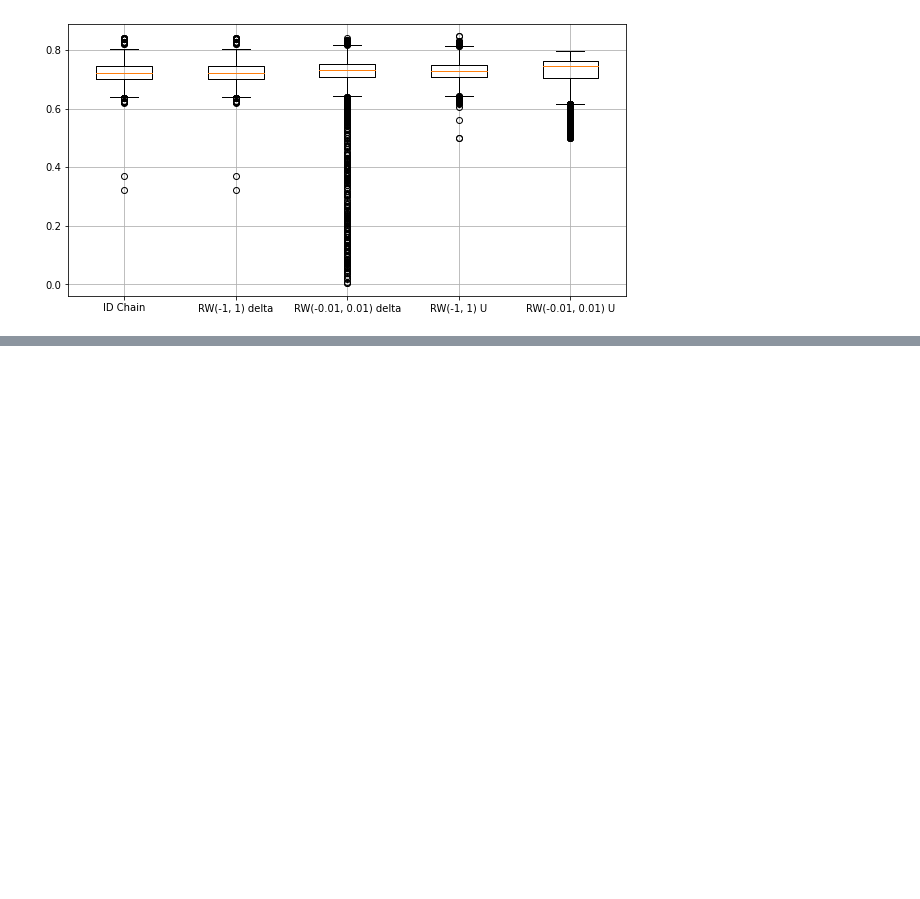
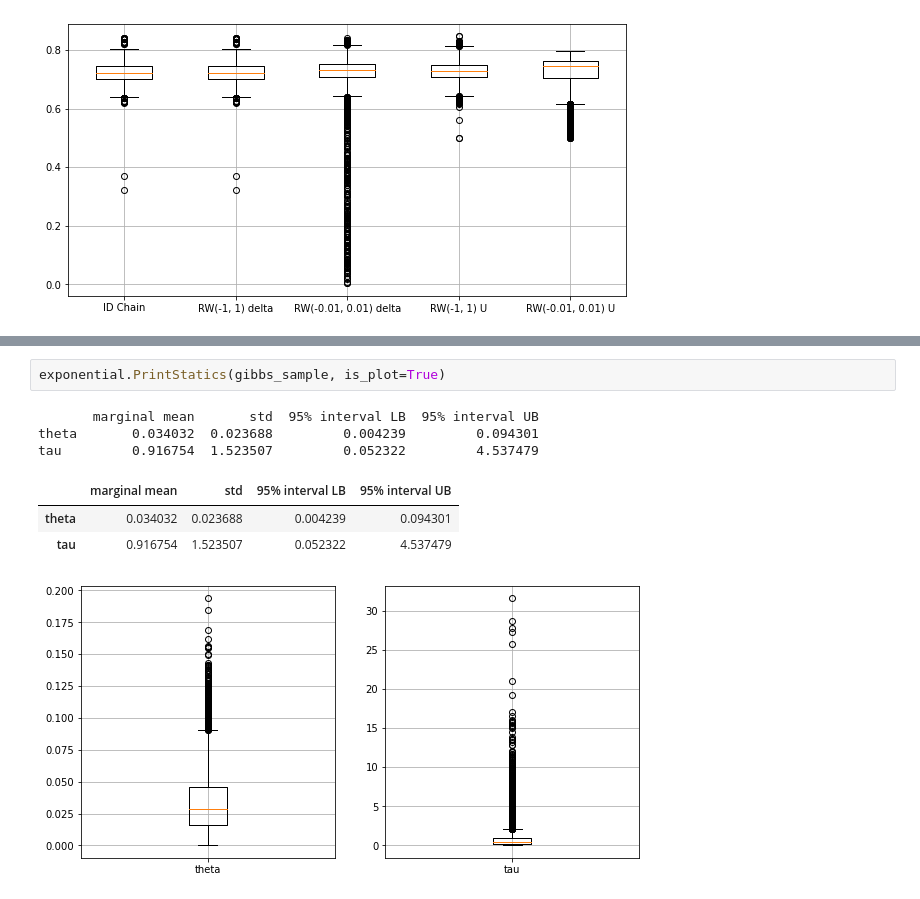
Before and after one commit to cuiyf17/Master-course, a Jupyter notebook: 高等统计计算/作业/homework5/homework5-code.ipynb, the cells around one changed output, grey strips where cells are left out. Drawn from its saved outputs; the diff is of its cells as text; blank space fills up the shorter version.

```diff
--- a/高等统计计算/作业/homework5/homework5-code.ipynb
+++ b/高等统计计算/作业/homework5/homework5-code.ipynb
@@ -197,0 +385,10 @@ mh.PlotCompare()
+# %%
+exponential.PrintStatics(gibbs_sample, is_plot=True)
+# %% [output]
+       marginal mean       std  95% interval LB  95% interval UB
+theta       0.034032  0.023688         0.004239         0.094301
+tau         0.916754  1.523507         0.052322         4.537479
+|  | marginal mean | std | 95% interval LB | 95% interval UB |
+| theta | 0.034032 | 0.023688 | 0.004239 | 0.094301 |
+| tau | 0.916754 | 1.523507 | 0.052322 | 4.537479 |
+[figure, added]
```
Also changed, not shown: parts of 9 cells of this notebook, 1 other file.
